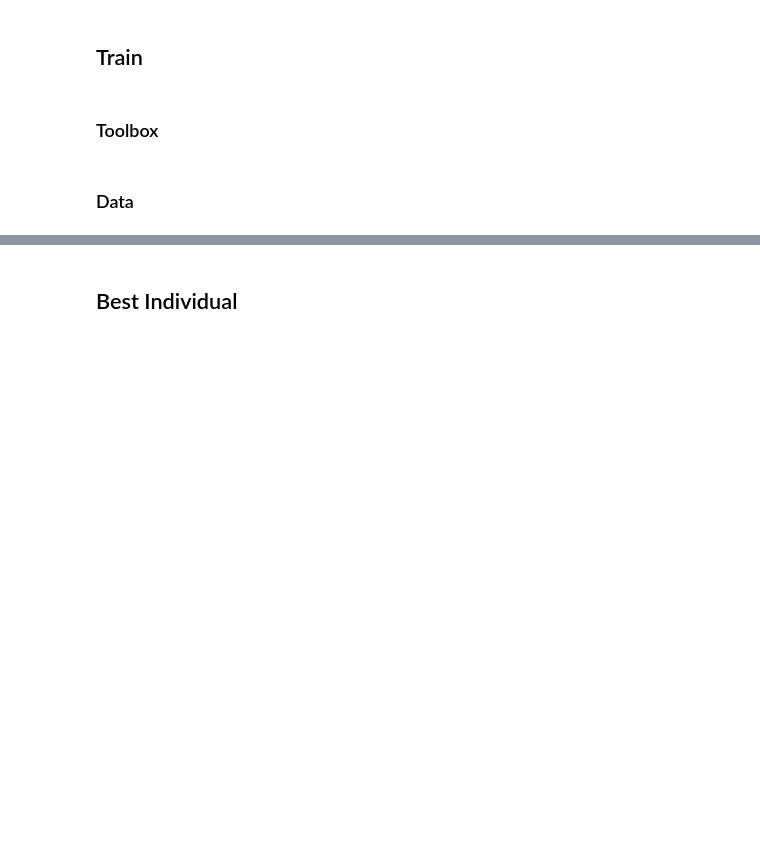
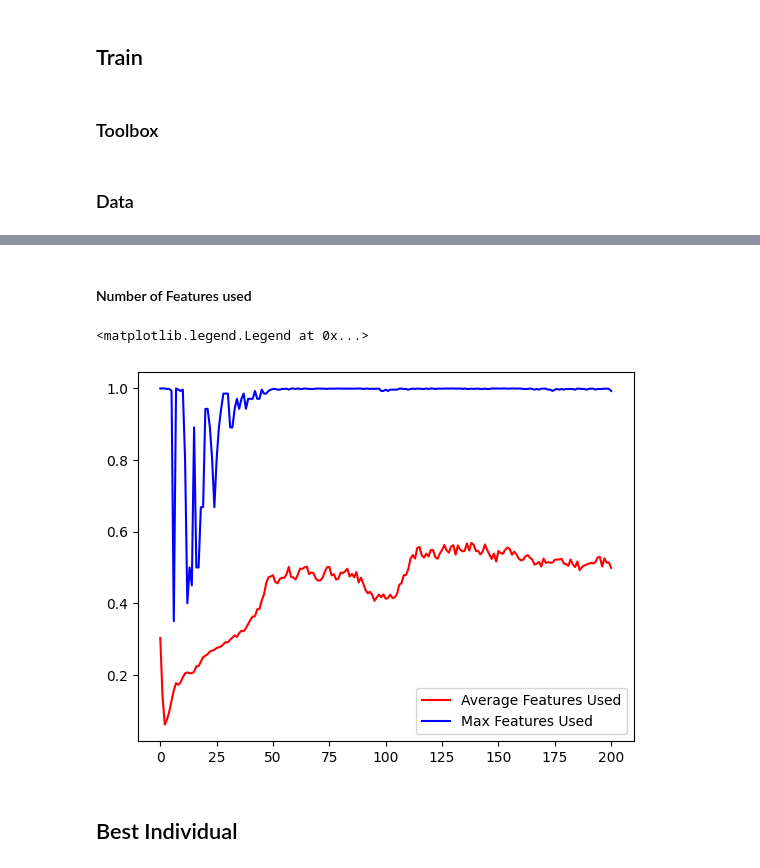
Before and after one commit to BuiHoangTu/ul.year2024Autumn.evolutionary-computation.mid-project, a Jupyter notebook: main.ipynb, the cells around one changed output, grey strips where cells are left out. Cells and saved outputs as stored; diff of their text form; code cells hidden in the pictures; blank space fills up the shorter version.

```diff
--- a/main.ipynb
+++ b/main.ipynb
@@ -517,3 +511,18 @@ plt.legend()
+# %% [markdown]
+#### Number of Features used
+# %%
+chapter_feat = logbook.chapters["featUsed"]
+
+gen = chapter_feat.select("gen")
+feat_avgs = chapter_feat.select("avg")
+feat_maxs = chapter_feat.select("max")
+
+plt.plot(gen, feat_avgs, "r-", label="Average Features Used")
+plt.plot(gen, feat_maxs, "b-", label="Max Features Used")
+plt.legend()
+# %% [output]
+<matplotlib.legend.Legend at 0x...>
+[figure, added]
 # %% [markdown]
 ## Best Individual
 # %%
```
Also changed, not shown: parts of 10 cells of this notebook, 2 other files.
